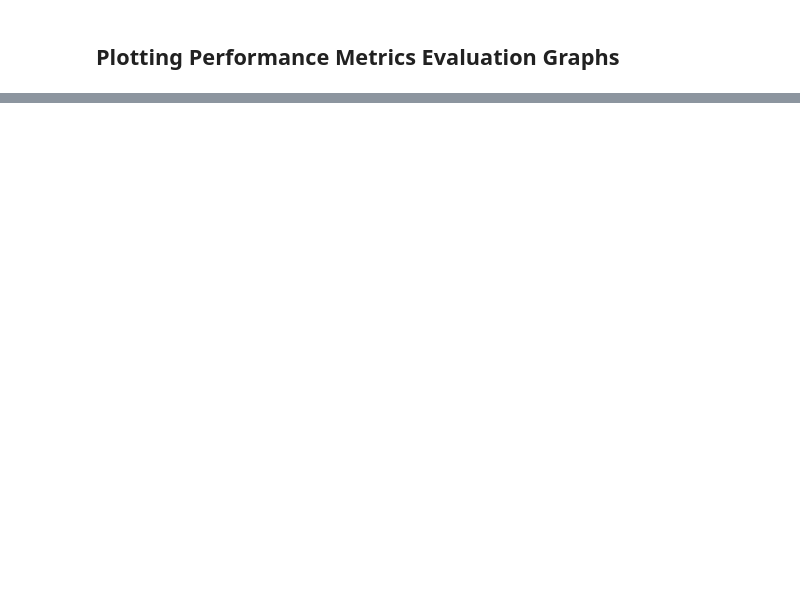
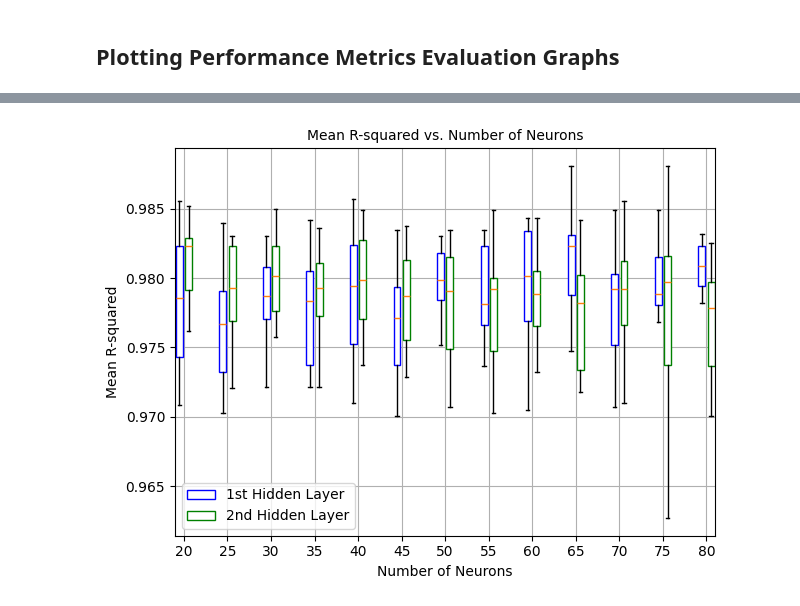
Before and after one commit to yongcheng6699/ML_Buckling_ANN_DNN, a Jupyter notebook: Buckling_DNN_2HL_KFold_CV_V1.ipynb, the cells around one changed output, grey strips where cells are left out. Drawn from its saved outputs; the diff is of its cells as text; code cells hidden in the pictures; blank space fills up the shorter version.

```diff
--- a/Buckling_DNN_2HL_KFold_CV_V1.ipynb
+++ b/Buckling_DNN_2HL_KFold_CV_V1.ipynb
@@ -232,0 +253,98 @@ plt.show()
+# %%
+# Plot Mean R-squared against neurons
+width = 0.8
+positions_1hl = np.arange(min_neurons, max_neurons + 1, step) - width/1.5
+box1 = plt.boxplot([results_df['Mean R-squared'].loc[results_df['Neurons_1HL'] == neurons] for neurons in range(min_neurons, max_neurons + 1, step)],
+                   positions=positions_1hl,
+                   widths=width,
+                   patch_artist=True,
+                   boxprops=dict(color='blue', facecolor='white'),
+                   whiskerprops=dict(color='black'),
+                   showfliers=False)
+positions_2hl = np.arange(min_neurons, max_neurons + 1, step) + width/1.5
+box2 = plt.boxplot([results_df['Mean R-squared'].loc[results_df['Neurons_2HL'] == neurons] for neurons in range(min_neurons, max_neurons + 1, step)],
+                   positions=positions_2hl,
+                   widths=width,
+                   patch_artist=True,
+                   boxprops=dict(color='green', facecolor='white'),
+                   whiskerprops=dict(color='black'),
+                   showfliers=False)
+plt.xticks(np.arange(min_neurons, max_neurons + 1, step), [f'{neurons}' for neurons in range(min_neurons, max_neurons + 1, step)])
+plt.xlabel('Number of Neurons')
+plt.ylabel('Mean R-squared')
+plt.title('Mean R-squared vs. Number of Neurons', fontsize = 10)
+legend_handles = [
+    mpatches.Patch(facecolor='white', edgecolor='blue', linewidth=1, label='1st Hidden Layer'),
+    mpatches.Patch(facecolor='white', edgecolor='green', linewidth=1, label='2nd Hidden Layer')
+]
+plt.legend(handles=legend_handles)
+plt.subplots_adjust(bottom=0.2)
+plt.grid(True)
+plt.tight_layout()
+plt.show()
+
+# Plot Mean MAE against neurons
+width = 0.8
+positions_1hl = np.arange(min_neurons, max_neurons + 1, step) - width/1.5
+box1 = plt.boxplot([results_df['Mean MAE'].loc[results_df['Neurons_1HL'] == neurons] for neurons in range(min_neurons, max_neurons + 1, step)],
+                   positions=positions_1hl,
+                   widths=width,
+                   patch_artist=True,
+                   boxprops=dict(color='blue', facecolor='white'),
+                   whiskerprops=dict(color='black'),
+                   showfliers=False)
+positions_2hl = np.arange(min_neurons, max_neurons + 1, step) + width/1.5
+box2 = plt.boxplot([results_df['Mean MAE'].loc[results_df['Neurons_2HL'] == neurons] for neurons in range(min_neurons, max_neurons + 1, step)],
+                   positions=positions_2hl,
+                   widths=width,
+                   patch_artist=True,
+                   boxprops=dict(color='green', facecolor='white'),
+                   whiskerprops=dict(color='black'),
+                   showfliers=False)
+plt.xticks(np.arange(min_neurons, max_neurons + 1, step), [f'{neurons}' for neurons in range(min_neurons, max_neurons + 1, step)])
+plt.xlabel('Number of Neurons')
+plt.ylabel('Mean MAE')
+plt.title('Mean MAE vs. Number of Neurons', fontsize = 10)
+legend_handles = [
+    mpatches.Patch(facecolor='white', edgecolor='blue', linewidth=1, label='1st Hidden Layer'),
+    mpatches.Patch(facecolor='white', edgecolor='green', linewidth=1, label='2nd Hidden Layer')
+]
+plt.legend(handles=legend_handles)
+plt.subplots_adjust(bottom=0.2)
+plt.grid(True)
+plt.tight_layout()
+plt.show()
+
+# Plot Mean RMSE against neurons
+width = 0.8
+positions_1hl = np.arange(min_neurons, max_neurons + 1, step) - width/1.5
+box1 = plt.boxplot([results_df['Mean RMSE'].loc[results_df['Neurons_1HL'] == neurons] for neurons in range(min_neurons, max_neurons + 1, step)],
+                   positions=positions_1hl,
+                   widths=width,
+                   patch_artist=True,
+                   boxprops=dict(color='blue', facecolor='white'),
+                   whiskerprops=dict(color='black'),
+                   showfliers=False)
+positions_2hl = np.arange(min_neurons, max_neurons + 1, step) + width/1.5
+box2 = plt.boxplot([results_df['Mean RMSE'].loc[results_df['Neurons_2HL'] == neurons] for neurons in range(min_neurons, max_neurons + 1, step)],
+                   positions=positions_2hl,
+                   widths=width,
+                   patch_artist=True,
+                   boxprops=dict(color='green', facecolor='white'),
+                   whiskerprops=dict(color='black'),
+                   showfliers=False)
+plt.xticks(np.arange(min_neurons, max_neurons + 1, step), [f'{neurons}' for neurons in range(min_neurons, max_neurons + 1, step)])
+plt.xlabel('Number of Neurons')
+plt.ylabel('Mean RMSE')
+plt.title('Mean RMSE vs. Number of Neurons', fontsize = 10)
+legend_handles = [
+    mpatches.Patch(facecolor='white', edgecolor='blue', linewidth=1, label='1st Hidden Layer'),
+    mpatches.Patch(facecolor='white', edgecolor='green', linewidth=1, label='2nd Hidden Layer')
+]
+plt.legend(handles=legend_handles)
+plt.subplots_adjust(bottom=0.2)
+plt.grid(True)
+plt.tight_layout()
+plt.show()
+# %% [output]
+[figure, added]
```
Also changed, not shown: parts of 3 cells of this notebook, 36 other files.
